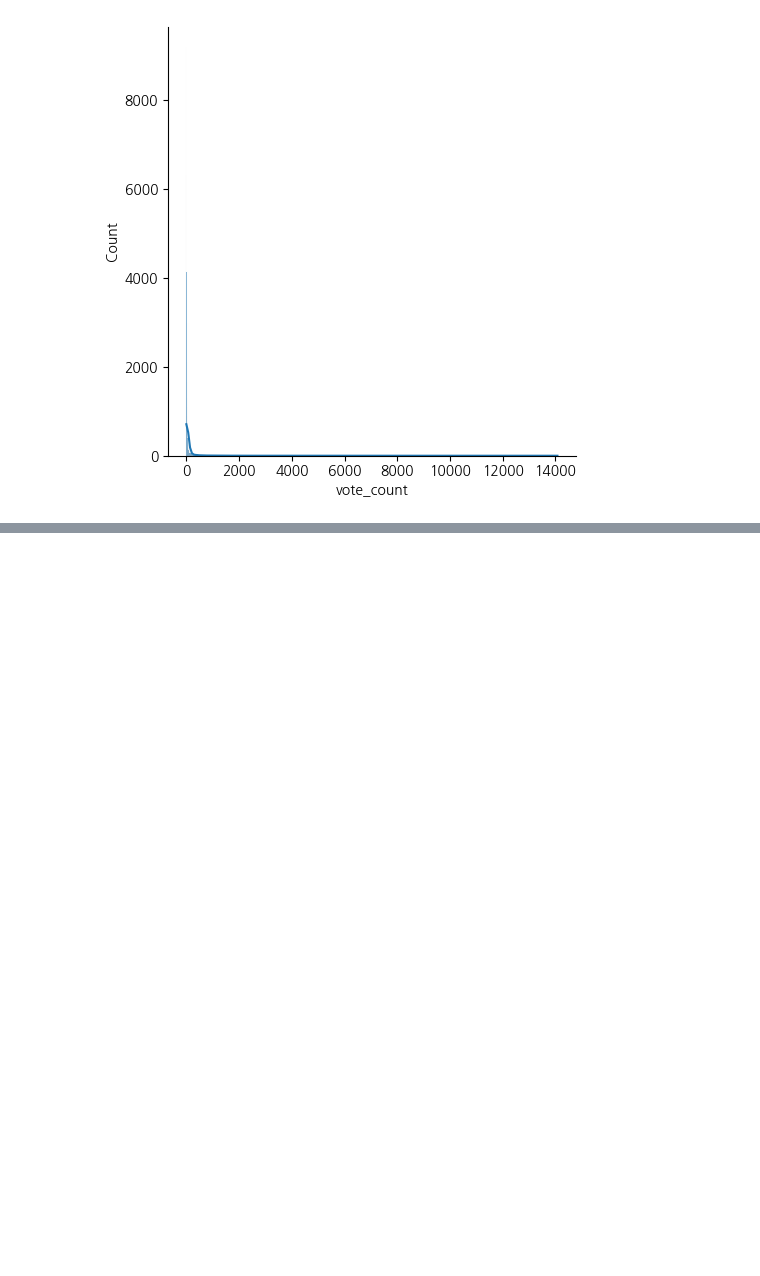
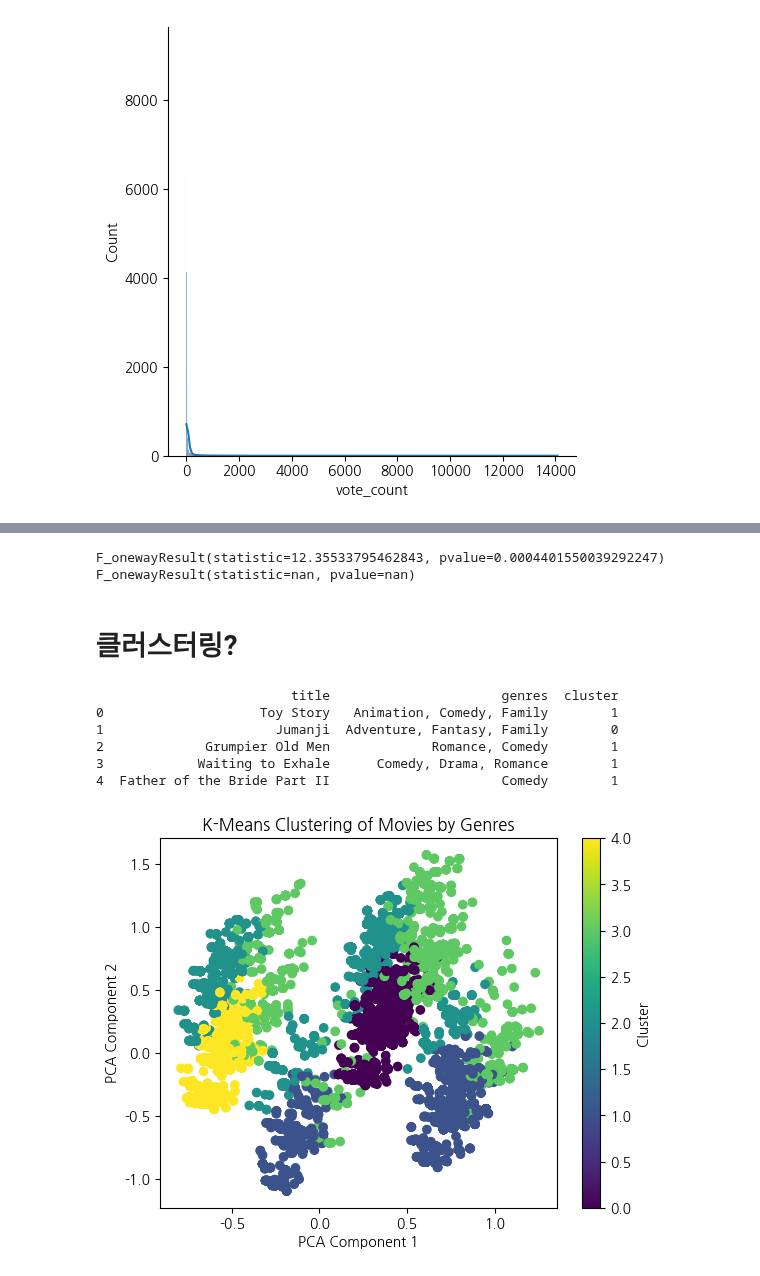
Before and after one commit to viola2002/dartb, a Jupyter notebook: toy_project/2024_Autumn/code/movie metadata EDA.ipynb, the cells around one changed output, grey strips where cells are left out. Drawn from its saved outputs; the diff is of its cells as text; code cells hidden in the pictures; blank space fills up the shorter version.

```diff
--- a/toy_project/2024_Autumn/code/movie metadata EDA.ipynb
+++ b/toy_project/2024_Autumn/code/movie metadata EDA.ipynb
@@ -242,6 +238,3 @@ mvmd_cleaned.iloc[19728:19731]
-# %%
-for col in ['belongs_to_collection', 'genres', 'production_companies', 'production_countries', 'spoken_languages']:
-    mvmd_cleaned[col] = mvmd_cleaned[col].replace('[]', np.nan)
 # %% [markdown]
 ## 분포 확인
 # %%
@@ -442,0 +417,3 @@ en
+# %%
+for col in ['genres', 'production_companies', 'production_countries', 'spoken_languages']:
+    mvmd_cleaned[col] = mvmd_cleaned[col].replace('', np.nan)
@@ -522,0 +529,58 @@ plt.show()
+# %%
+from scipy.stats import f_oneway
+
+anova_result_adult = f_oneway(
+    mvmd_selected[mvmd_selected['adult'] == 'True']['vote_average'],
+    mvmd_selected[mvmd_selected['adult'] == 'False']['vote_average']
+)
+anova_result_video = f_oneway(
+    mvmd_selected[mvmd_selected['video'] == 'True']['vote_average'],
+    mvmd_selected[mvmd_selected['video'] == 'False']['vote_average']
+)
+print(anova_result_adult)
+print(anova_result_video)
+# %% [output]
+F_onewayResult(statistic=12.35533795462843, pvalue=0.0004401550039292247)
+F_onewayResult(statistic=nan, pvalue=nan)
+# %% [markdown]
+# 클러스터링?
+# %%
+from sklearn.feature_extraction.text import CountVectorizer
+from sklearn.cluster import KMeans
+import matplotlib.pyplot as plt
+import pandas as pd
+
+# 1. CountVectorizer를 사용하여 장르를 Bag-of-Words로 벡터화
+vectorizer = CountVectorizer()
+genres_matrix = vectorizer.fit_transform(mvmd_selected['genres'])
+
+# 2. K-Means 클러스터링 적용
+kmeans = KMeans(n_clusters=5, random_state=42)  # 클러스터의 수는 5로 설정
+kmeans.fit(genres_matrix)
+
+# 3. 각 영화에 클러스터 라벨 추가
+mvmd_selected['cluster'] = kmeans.labels_
+
+# 클러스터 결과 확인
+print(mvmd_selected[['title', 'genres', 'cluster']].head())
+
+# 4. 클러스터링 결과 시각화 (2D로 차원 축소 후 시각화 가능)
+from sklearn.decomposition import PCA
+
+pca = PCA(n_components=2)
+pca_components = pca.fit_transform(genres_matrix.toarray())
+
+plt.scatter(pca_components[:, 0], pca_components[:, 1], c=kmeans.labels_, cmap='viridis')
+plt.title('K-Means Clustering of Movies by Genres')
+plt.xlabel('PCA Component 1')
+plt.ylabel('PCA Component 2')
+plt.colorbar(label='Cluster')
+plt.show()
+# %% [output]
+                         title                      genres  cluster
+0                    Toy Story   Animation, Comedy, Family        1
+1                      Jumanji  Adventure, Fantasy, Family        0
+2             Grumpier Old Men             Romance, Comedy        1
+3            Waiting to Exhale      Comedy, Drama, Romance        1
+4  Father of the Bride Part II                      Comedy        1
+[figure, added]
```
Also changed, not shown: parts of 16 cells of this notebook.
